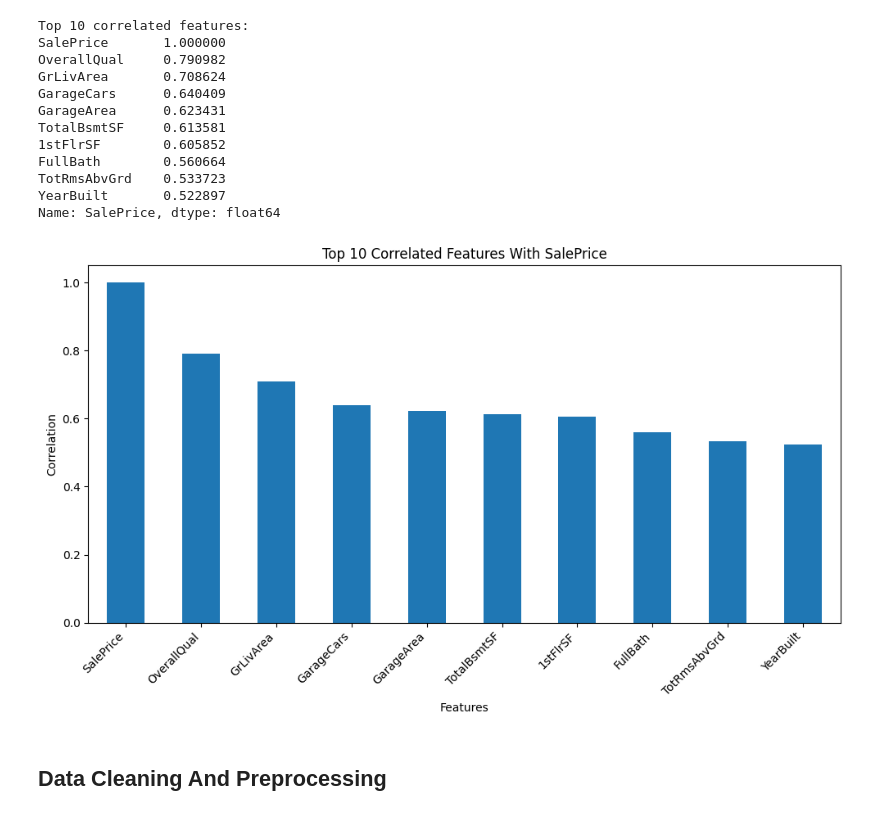
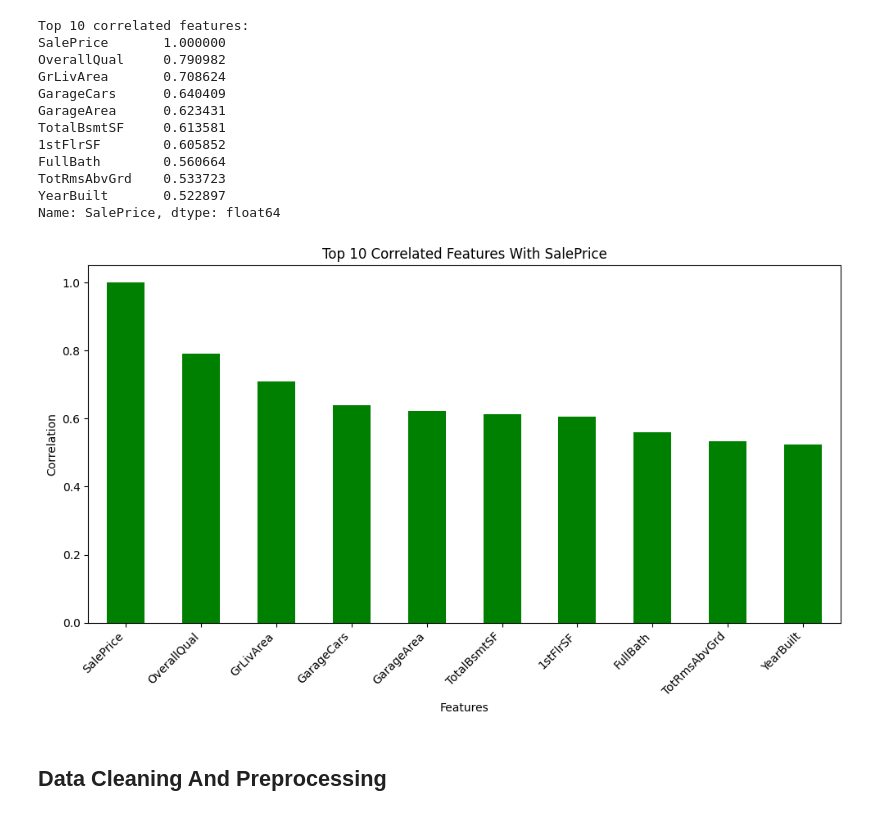
Before and after one commit to fahim-ysr/house-sales-price-prediction, a Jupyter notebook: house-prices-prediction-using-tfdf.ipynb, the cells around one changed output. Drawn from its saved outputs; the diff is of its cells as text; code cells hidden in the pictures.

```diff
--- a/house-prices-prediction-using-tfdf.ipynb
+++ b/house-prices-prediction-using-tfdf.ipynb
@@ -216,16 +216,16 @@ Name: SalePrice, dtype: float64
 # %%
 # Visualizing the correlation features with SalePrice
 
 plt.figure(figsize=(10, 6))
-correlation.head(10).plot(kind="bar")
+correlation.head(10).plot(kind="bar", color= 'green')
 plt.title("Top 10 Correlated Features With SalePrice")
 plt.xlabel("Features")
 plt.xticks(rotation=45, ha='right')
 plt.ylabel("Correlation")
 plt.tight_layout()
 plt.show()
 # %% [output]
-[figure, old version]
+[figure, new version]
 # %% [markdown]
 ## Data Cleaning And Preprocessing
 # %%
```
Also changed, not shown: parts of 3 cells of this notebook.
